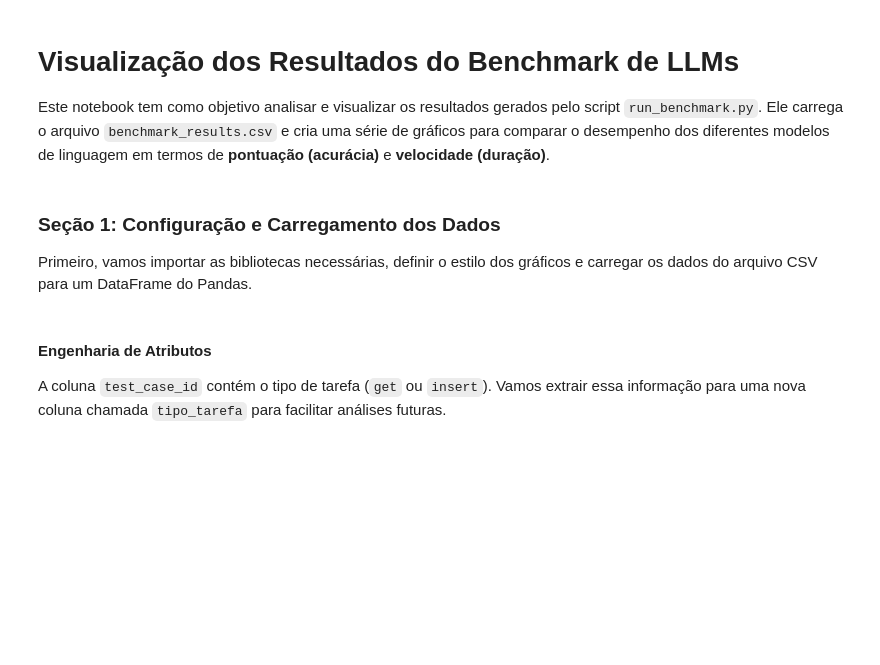
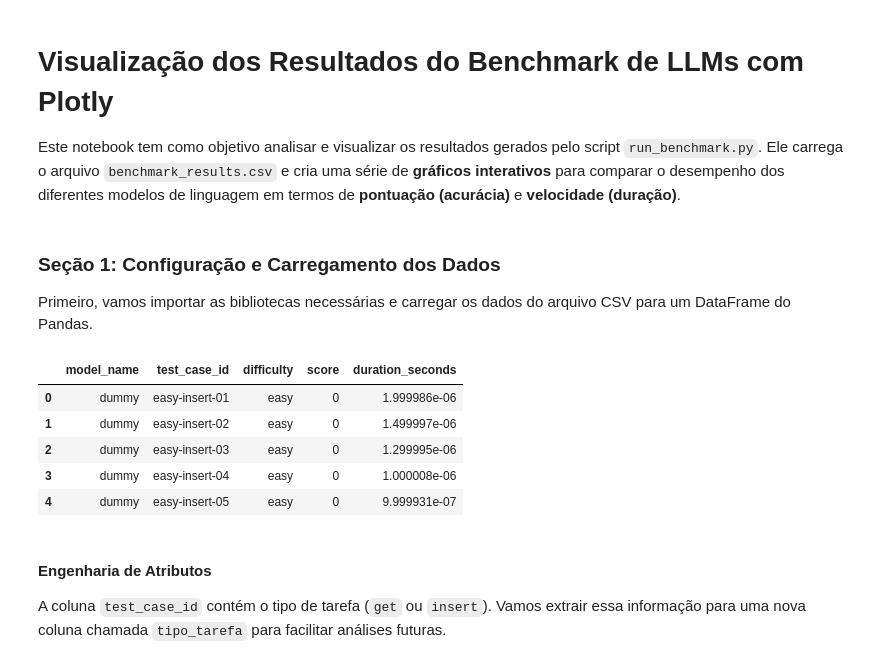
Before and after one commit to suyanecarvalho/SoFiA, a Jupyter notebook: apps/backend/benchmarking/analysis.ipynb, the cells around one changed output. Drawn from its saved outputs; the diff is of its cells as text; code cells hidden in the pictures; blank space fills up the shorter version.

Commit message:
style(benchmark): changed benchmark graphs

```diff
--- a/apps/backend/benchmarking/analysis.ipynb
+++ b/apps/backend/benchmarking/analysis.ipynb
@@ -1,39 +1,31 @@
 # %% [markdown]
-# Visualização dos Resultados do Benchmark de LLMs
+# Visualização dos Resultados do Benchmark de LLMs com Plotly
 
-Este notebook tem como objetivo analisar e visualizar os resultados gerados pelo script `run_benchmark.py`. Ele carrega o arquivo `benchmark_results.csv` e cria uma série de gráficos para comparar o desempenho dos diferentes modelos de linguagem em termos de **pontuação (acurácia)** e **velocidade (duração)**.
+Este notebook tem como objetivo analisar e visualizar os resultados gerados pelo script `run_benchmark.py`. Ele carrega o arquivo `benchmark_results.csv` e cria uma série de **gráficos interativos** para comparar o desempenho dos diferentes modelos de linguagem em termos de **pontuação (acurácia)** e **velocidade (duração)**.
 # %% [markdown]
 ### Seção 1: Configuração e Carregamento dos Dados
 
-Primeiro, vamos importar as bibliotecas necessárias, definir o estilo dos gráficos e carregar os dados do arquivo CSV para um DataFrame do Pandas.
+Primeiro, vamos importar as bibliotecas necessárias e carregar os dados do arquivo CSV para um DataFrame do Pandas.
 # %%
 import pandas as pd
-import matplotlib.pyplot as plt
-import seaborn as sns
+import numpy as np
+import plotly.express as px
 import os
 
-# Define um estilo visual mais agradável para os gráficos
-sns.set_theme(style="whitegrid")
-
-# --- CONFIGURAÇÃO ---
-# Altere o nome do arquivo se o seu for diferente
 caminho_arquivo = 'benchmark_results.csv'
-
-# Verifica se o arquivo existe antes de carregar
 if not os.path.exists(caminho_arquivo):
     print(f"Erro: O arquivo '{caminho_arquivo}' não foi encontrado.")
     print("Por favor, execute o benchmark primeiro ou verifique o caminho do arquivo.")
 else:
-    # Carrega os resultados do benchmark
     df = pd.read_csv(caminho_arquivo)
-
-    # Exibe as primeiras linhas e informações sobre o DataFrame
-    print("Dados carregados com sucesso!")
-    print("\n--- Primeiras 5 linhas ---")
     display(df.head())
-
-    print("\n--- Informações do DataFrame ---")
-    df.info()
+# %% [output]
+|  | model_name | test_case_id | difficulty | score | duration_seconds |
+| 0 | dummy | easy-insert-01 | easy | 0 | 1.999986e-06 |
+| 1 | dummy | easy-insert-02 | easy | 0 | 1.499997e-06 |
+| 2 | dummy | easy-insert-03 | easy | 0 | 1.299995e-06 |
+| 3 | dummy | easy-insert-04 | easy | 0 | 1.000008e-06 |
+| 4 | dummy | easy-insert-05 | easy | 0 | 9.999931e-07 |
 # %% [markdown]
 #### Engenharia de Atributos
 
```
Also changed, not shown: parts of 13 cells of this notebook, 2 other files.
